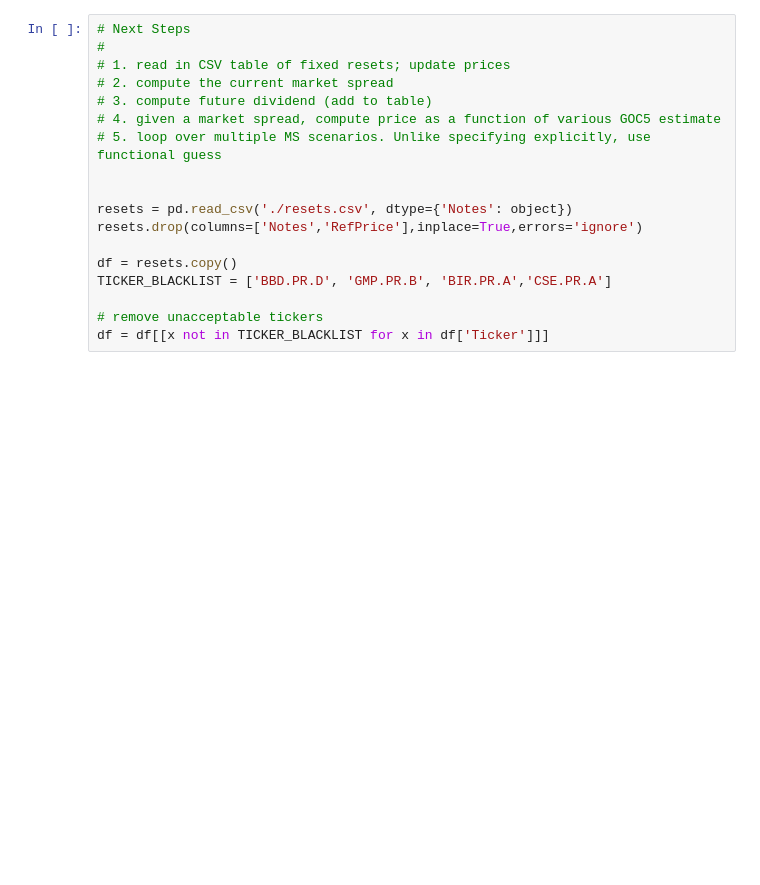
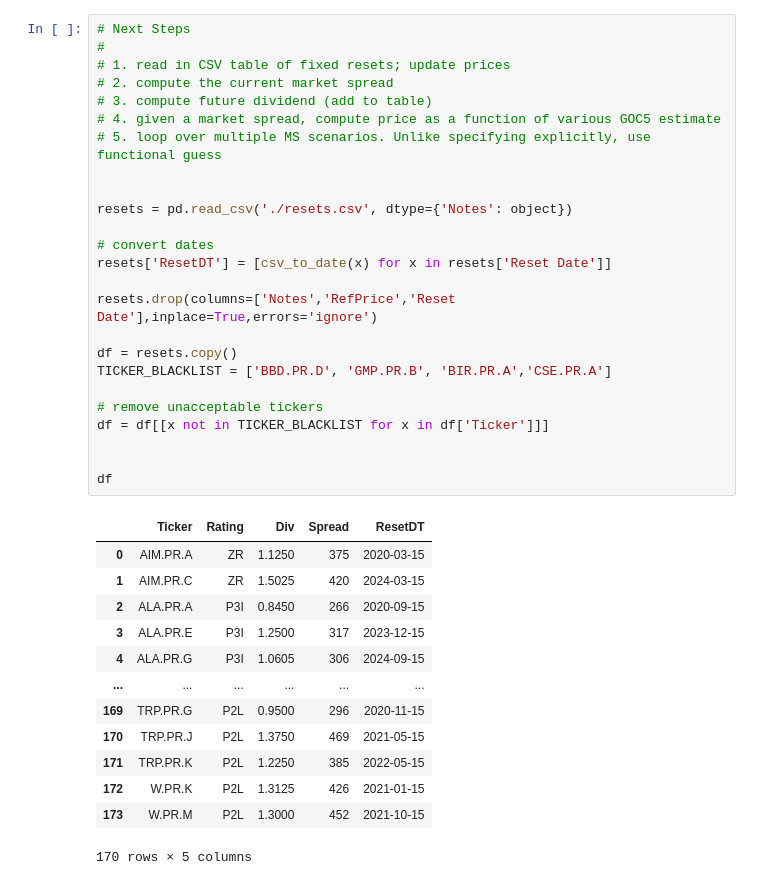
Before and after one commit to mishaba/canprefs, a Jupyter notebook: FixedResets.ipynb, the cells around one changed output. Drawn from its saved outputs; the diff is of its cells as text; blank space fills up the shorter version.

```diff
--- a/FixedResets.ipynb
+++ b/FixedResets.ipynb
@@ -19,20 +10,41 @@ gwo_reset_dividend_annual = dividend_after_reset(gwo_spread, estimated_goc5_at_r
 # %%
 # Next Steps
 #
 # 1. read in CSV table of fixed resets; update prices
 # 2. compute the current market spread
 # 3. compute future dividend (add to table)
 # 4. given a market spread, compute price as a function of various GOC5 estimate
 # 5. loop over multiple MS scenarios. Unlike specifying explicitly, use functional guess
 
 
 resets = pd.read_csv('./resets.csv', dtype={'Notes': object})
-resets.drop(columns=['Notes','RefPrice'],inplace=True,errors='ignore')
+
+# convert dates
+resets['ResetDT'] = [csv_to_date(x) for x in resets['Reset Date']]
+
+resets.drop(columns=['Notes','RefPrice','Reset Date'],inplace=True,errors='ignore')
 
 df = resets.copy()
 TICKER_BLACKLIST = ['BBD.PR.D', 'GMP.PR.B', 'BIR.PR.A','CSE.PR.A']
 
 # remove unacceptable tickers
 df = df[[x not in TICKER_BLACKLIST for x in df['Ticker']]]
+
+
+df
+# %% [output]
+|  | Ticker | Rating | Div | Spread | ResetDT |
+| 0 | AIM.PR.A | ZR | 1.1250 | 375 | 2020-03-15 |
+| 1 | AIM.PR.C | ZR | 1.5025 | 420 | 2024-03-15 |
+| 2 | ALA.PR.A | P3I | 0.8450 | 266 | 2020-09-15 |
+| 3 | ALA.PR.E | P3I | 1.2500 | 317 | 2023-12-15 |
+| 4 | ALA.PR.G | P3I | 1.0605 | 306 | 2024-09-15 |
+| ... | ... | ... | ... | ... | ... |
+| 169 | TRP.PR.G | P2L | 0.9500 | 296 | 2020-11-15 |
+| 170 | TRP.PR.J | P2L | 1.3750 | 469 | 2021-05-15 |
+| 171 | TRP.PR.K | P2L | 1.2250 | 385 | 2022-05-15 |
+| 172 | W.PR.K | P2L | 1.3125 | 426 | 2021-01-15 |
+| 173 | W.PR.M | P2L | 1.3000 | 452 | 2021-10-15 |
+170 rows × 5 columns
 # %%
 df = update_data_frame_with_prices_and_drop_reference(df, SESSION)
```
Also changed, not shown: parts of 33 cells of this notebook, 4 other files.
